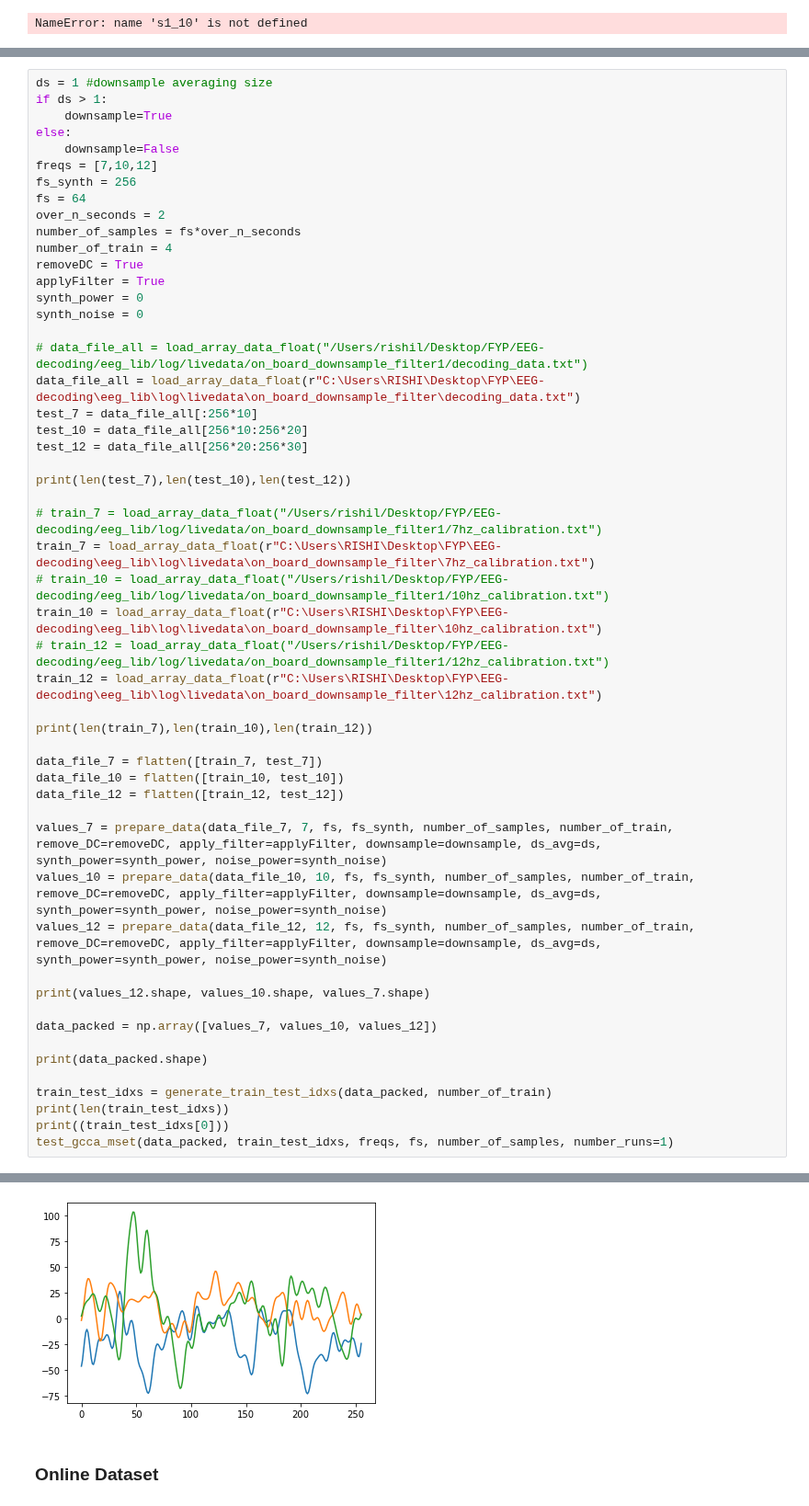
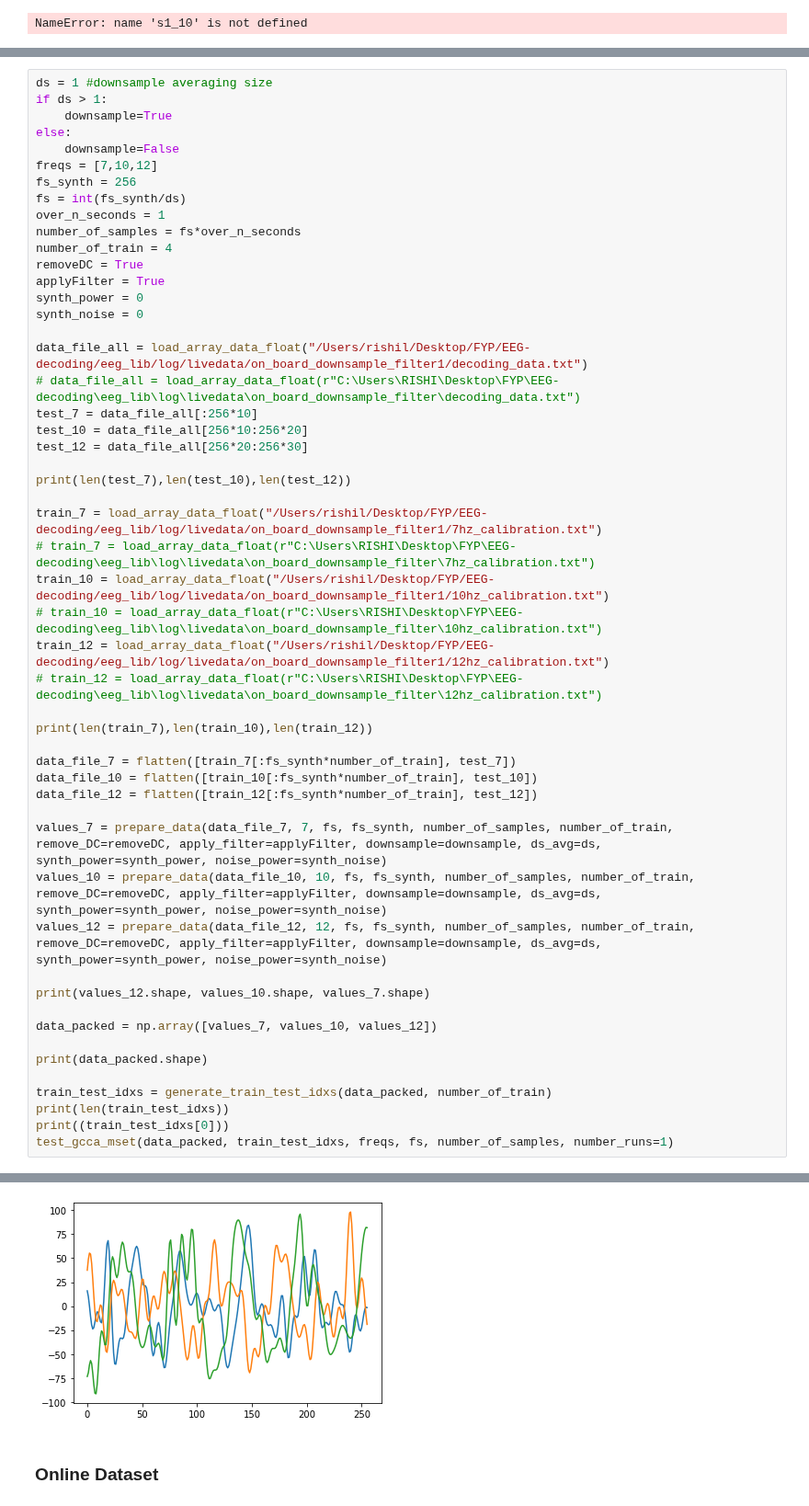
Before and after one commit to yagami009/ding, a Jupyter notebook: Testing.ipynb, the cells around one changed output, grey strips where cells are left out. Shown at 92% size. Cells and saved outputs as stored; diff of their text form.

```diff
--- a/Testing.ipynb
+++ b/Testing.ipynb
@@ -1367,8 +1369,8 @@ else:
     downsample=False
 freqs = [7,10,12]
 fs_synth = 256
-fs = 64
-over_n_seconds = 2
+fs = int(fs_synth/ds)
+over_n_seconds = 1
 number_of_samples = fs*over_n_seconds
 number_of_train = 4
 removeDC = True
@@ -1376,26 +1378,26 @@ applyFilter = True
 synth_power = 0
 synth_noise = 0
 
-# data_file_all = load_array_data_float("/Users/rishil/Desktop/FYP/EEG-decoding/eeg_lib/log/livedata/on_board_downsample_filter1/decoding_data.txt")
-data_file_all = load_array_data_float(r"C:\Users\RISHI\Desktop\FYP\EEG-decoding\eeg_lib\log\livedata\on_board_downsample_filter\decoding_data.txt")
+data_file_all = load_array_data_float("/Users/rishil/Desktop/FYP/EEG-decoding/eeg_lib/log/livedata/on_board_downsample_filter1/decoding_data.txt")
+# data_file_all = load_array_data_float(r"C:\Users\RISHI\Desktop\FYP\EEG-decoding\eeg_lib\log\livedata\on_board_downsample_filter\decoding_data.txt")
 test_7 = data_file_all[:256*10]
 test_10 = data_file_all[256*10:256*20]
 test_12 = data_file_all[256*20:256*30]
 
 print(len(test_7),len(test_10),len(test_12))
 
-# train_7 = load_array_data_float("/Users/rishil/Desktop/FYP/EEG-decoding/eeg_lib/log/livedata/on_board_downsample_filter1/7hz_calibration.txt")
-train_7 = load_array_data_float(r"C:\Users\RISHI\Desktop\FYP\EEG-decoding\eeg_lib\log\livedata\on_board_downsample_filter\7hz_calibration.txt")
-# train_10 = load_array_data_float("/Users/rishil/Desktop/FYP/EEG-decoding/eeg_lib/log/livedata/on_board_downsample_filter1/10hz_calibration.txt")
-train_10 = load_array_data_float(r"C:\Users\RISHI\Desktop\FYP\EEG-decoding\eeg_lib\log\livedata\on_board_downsample_filter\10hz_calibration.txt")
-# train_12 = load_array_data_float("/Users/rishil/Desktop/FYP/EEG-decoding/eeg_lib/log/livedata/on_board_downsample_filter1/12hz_calibration.txt")
-train_12 = load_array_data_float(r"C:\Users\RISHI\Desktop\FYP\EEG-decoding\eeg_lib\log\livedata\on_board_downsample_filter\12hz_calibration.txt")
+train_7 = load_array_data_float("/Users/rishil/Desktop/FYP/EEG-decoding/eeg_lib/log/livedata/on_board_downsample_filter1/7hz_calibration.txt")
+# train_7 = load_array_data_float(r"C:\Users\RISHI\Desktop\FYP\EEG-decoding\eeg_lib\log\livedata\on_board_downsample_filter\7hz_calibration.txt")
+train_10 = load_array_data_float("/Users/rishil/Desktop/FYP/EEG-decoding/eeg_lib/log/livedata/on_board_downsample_filter1/10hz_calibration.txt")
+# train_10 = load_array_data_float(r"C:\Users\RISHI\Desktop\FYP\EEG-decoding\eeg_lib\log\livedata\on_board_downsample_filter\10hz_calibration.txt")
+train_12 = load_array_data_float("/Users/rishil/Desktop/FYP/EEG-decoding/eeg_lib/log/livedata/on_board_downsample_filter1/12hz_calibration.txt")
+# train_12 = load_array_data_float(r"C:\Users\RISHI\Desktop\FYP\EEG-decoding\eeg_lib\log\livedata\on_board_downsample_filter\12hz_calibration.txt")
 
 print(len(train_7),len(train_10),len(train_12))
 
-data_file_7 = flatten([train_7, test_7])
-data_file_10 = flatten([train_10, test_10])
-data_file_12 = flatten([train_12, test_12])
+data_file_7 = flatten([train_7[:fs_synth*number_of_train], test_7])
+data_file_10 = flatten([train_10[:fs_synth*number_of_train], test_10])
+data_file_12 = flatten([train_12[:fs_synth*number_of_train], test_12])
 
 values_7 = prepare_data(data_file_7, 7, fs, fs_synth, number_of_samples, number_of_train, remove_DC=removeDC, apply_filter=applyFilter, downsample=downsample, ds_avg=ds, synth_power=synth_power, noise_power=synth_noise)
 values_10 = prepare_data(data_file_10, 10, fs, fs_synth, number_of_samples, number_of_train, remove_DC=removeDC, apply_filter=applyFilter, downsample=downsample, ds_avg=ds, synth_power=synth_power, noise_power=synth_noise)
@@ -1434,4 +1435,4 @@ MsetCCA 12hz accuracy:0.4782608695652174
-[figure, old version]
+[figure, new version]
 # %% [markdown]
 ### Online Dataset
 # %%
```
Also changed, not shown: parts of 2 cells of this notebook, 35 other files.
